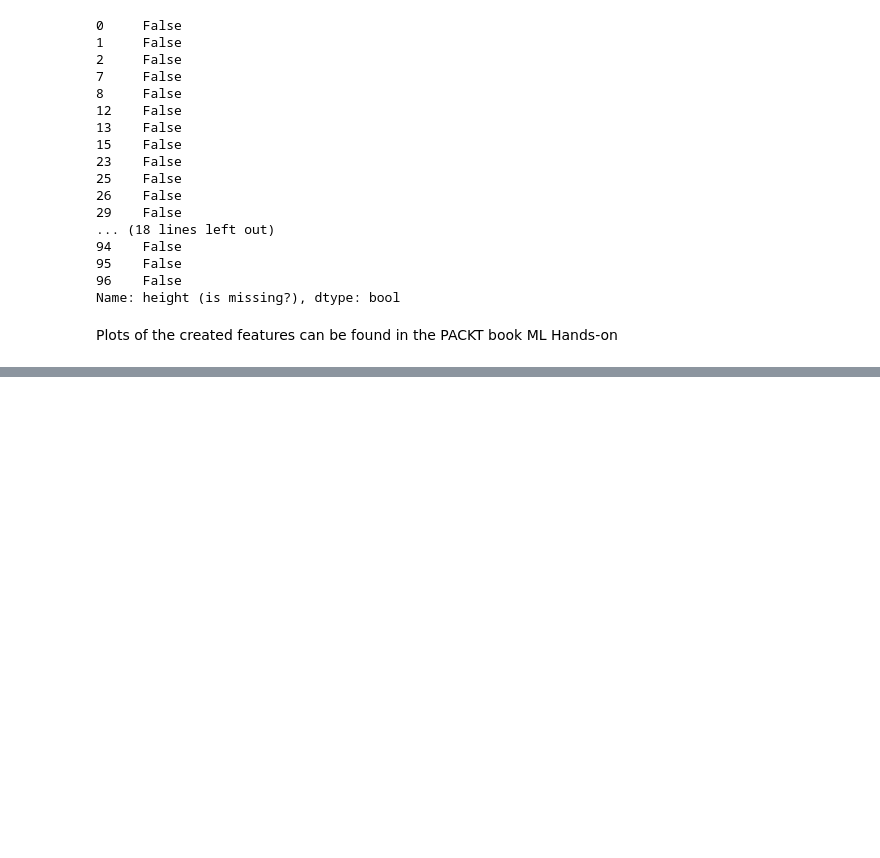
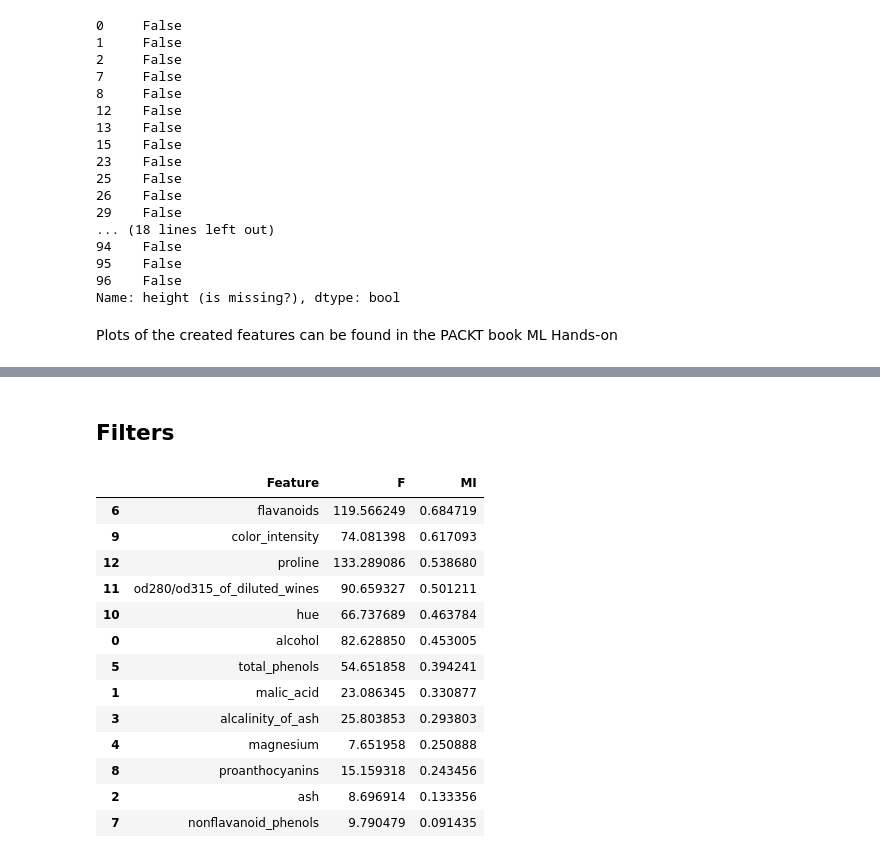
Before and after one commit to Biber76/MachineLearning, a Jupyter notebook: PreparingTheData.ipynb, the cells around one changed output, grey strips where cells are left out. Saved outputs shown, nothing was run; the diff lists cells and outputs as text; code cells hidden in the pictures; blank space fills up the shorter version.

```diff
--- a/PreparingTheData.ipynb
+++ b/PreparingTheData.ipynb
@@ -168,0 +505,31 @@ Plots of the created features can be found in the PACKT book ML Hands-on
+# %% [markdown]
+## Filters
+# %%
+from sklearn.feature_selection import f_classif, f_regression
+from sklearn.preprocessing import StandardScaler
+
+scaler = StandardScaler()
+x_train_scaled = scaler.fit_transform(x_train)
+
+f, p = f_classif(x_train_scaled, y_train)
+# %%
+from sklearn.feature_selection import mutual_info_classif
+
+mi = mutual_info_classif(x_train, y_train)
+# %%
+pd.DataFrame({'Feature': wine.feature_names, 'F': f, 'MI': mi}).sort_values('MI', ascending=False).style.bar(subset=['F', 'MI'], color='grey')
+# %% [output]
+|  | Feature | F | MI |
+| 6 | flavanoids | 119.566249 | 0.684719 |
+| 9 | color_intensity | 74.081398 | 0.617093 |
+| 12 | proline | 133.289086 | 0.538680 |
+| 11 | od280/od315_of_diluted_wines | 90.659327 | 0.501211 |
+| 10 | hue | 66.737689 | 0.463784 |
+| 0 | alcohol | 82.628850 | 0.453005 |
+| 5 | total_phenols | 54.651858 | 0.394241 |
+| 1 | malic_acid | 23.086345 | 0.330877 |
+| 3 | alcalinity_of_ash | 25.803853 | 0.293803 |
+| 4 | magnesium | 7.651958 | 0.250888 |
+| 8 | proanthocyanins | 15.159318 | 0.243456 |
+| 2 | ash | 8.696914 | 0.133356 |
+| 7 | nonflavanoid_phenols | 9.790479 | 0.091435 |
```
Also changed, not shown: parts of 47 cells of this notebook.
